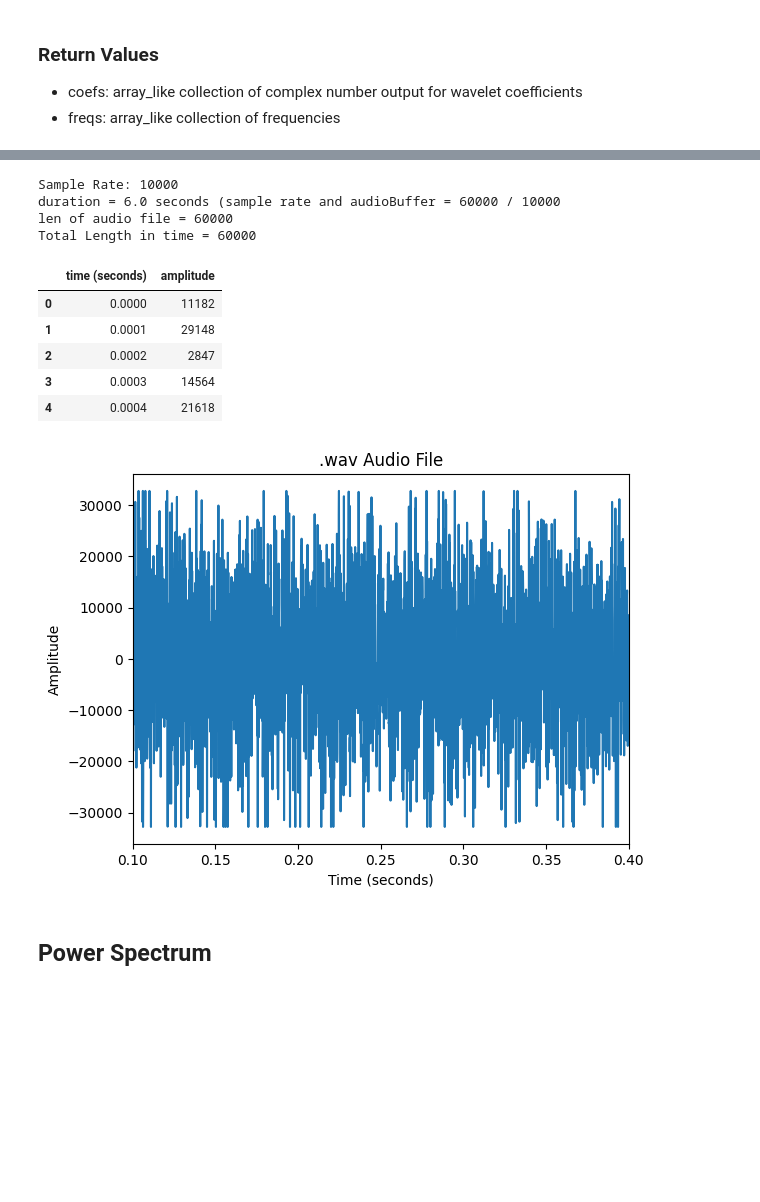
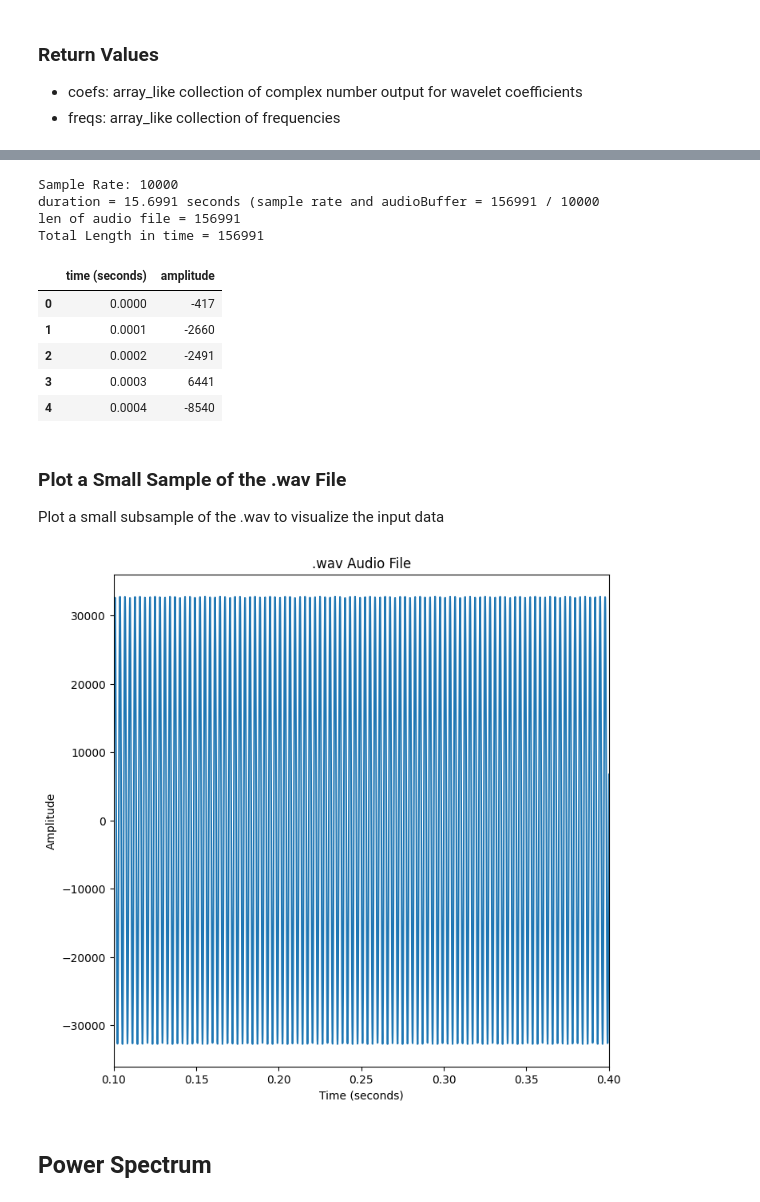
Before and after one commit to ProjectPythia/wavelet-cookbook, a Jupyter notebook: notebooks/example-workflows/jingle-bells.ipynb, the cells around one changed output, grey strips where cells are left out. Cells and saved outputs as stored; diff of their text form; code cells hidden in the pictures; blank space fills up the shorter version.

```diff
--- a/notebooks/example-workflows/jingle-bells.ipynb
+++ b/notebooks/example-workflows/jingle-bells.ipynb
@@ -131,9 +135,5 @@ wavelet_coeffs, freqs = pywt.cwt(signal_data, scales, wavelet = "morl")
 # %%
-# Extract audio .wav file
-sampleRate, signalData = wavfile.read("../data/mystery_signal.wav")
-
-# Amplitude determines the volume of thes ound
-# Frequency determines the chord
+sampleRate, signalData = wavfile.read("../data/jingle_bells.wav")
 
 duration = len(signalData) / sampleRate
 time = np.arange(0, duration, 1/sampleRate)
@@ -144,30 +144,33 @@ print(f"len of audio file = {len(signalData)}")
 print(f"Total Length in time = {len(time)}")
 # %% [output]
 Sample Rate: 10000
-duration = 6.0 seconds (sample rate and audioBuffer = 60000 / 10000
-len of audio file = 60000
-Total Length in time = 60000
+duration = 15.6991 seconds (sample rate and audioBuffer = 156991 / 10000
+len of audio file = 156991
+Total Length in time = 156991
 # %%
 signal_df = pd.DataFrame({'time (seconds)': time, 'amplitude': signalData})
 signal_df.head()
 # %% [output]
 |  | time (seconds) | amplitude |
-| 0 | 0.0000 | 11182 |
-| 1 | 0.0001 | 29148 |
-| 2 | 0.0002 | 2847 |
-| 3 | 0.0003 | 14564 |
-| 4 | 0.0004 | 21618 |
+| 0 | 0.0000 | -417 |
+| 1 | 0.0001 | -2660 |
+| 2 | 0.0002 | -2491 |
+| 3 | 0.0003 | 6441 |
+| 4 | 0.0004 | -8540 |
+# %% [markdown]
+### Plot a Small Sample of the .wav File
+
+Plot a small subsample of the .wav to visualize the input data
 # %%
-# Plot .wav file
-fig, ax = plt.subplots()
+fig, ax = plt.subplots(figsize=(8, 8))
 fig = plt.plot(signal_df["time (seconds)"], signal_df["amplitude"])
 plt.title(".wav Audio File")
 ax.set_xlim(signal_df["time (seconds)"][1000], signal_df["time (seconds)"][4000])
 plt.xlabel("Time (seconds)")
 plt.ylabel("Amplitude")
 plt.show()
 # %% [output]
-[figure, old version]
+[figure, new version]
 # %% [markdown]
 ## Power Spectrum
 # %% [markdown]
```
Also changed, not shown: parts of 15 cells of this notebook, 2 other files.
